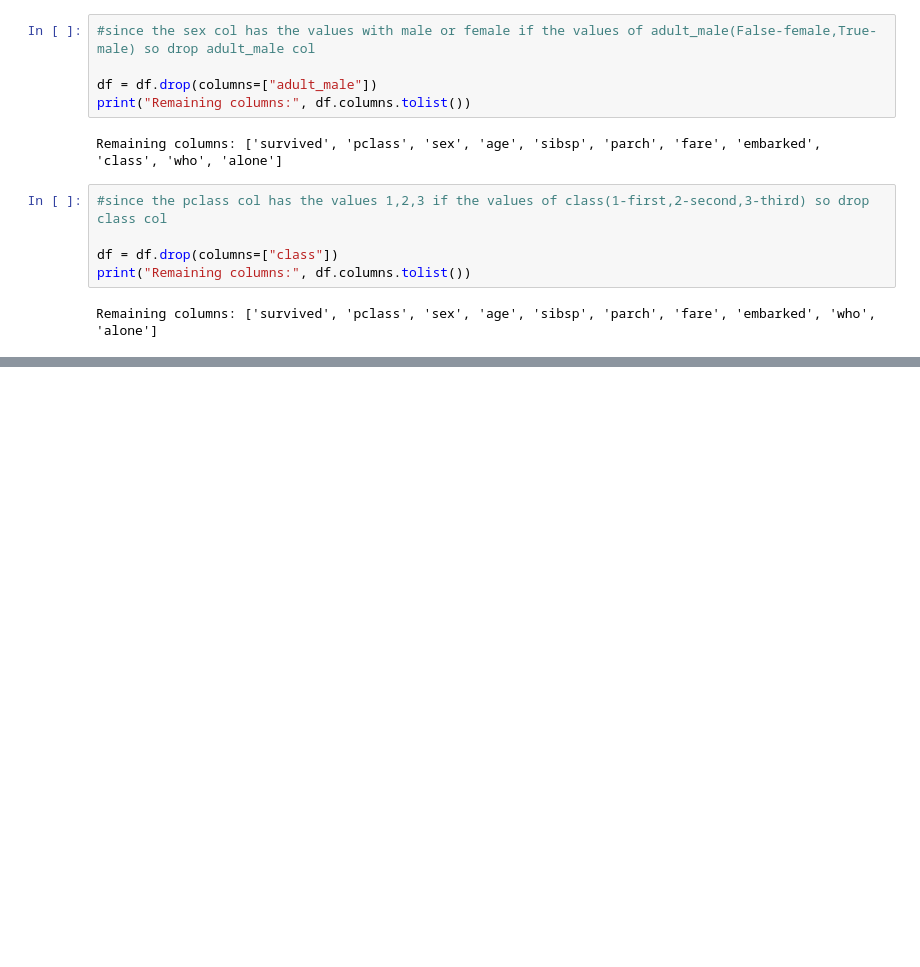
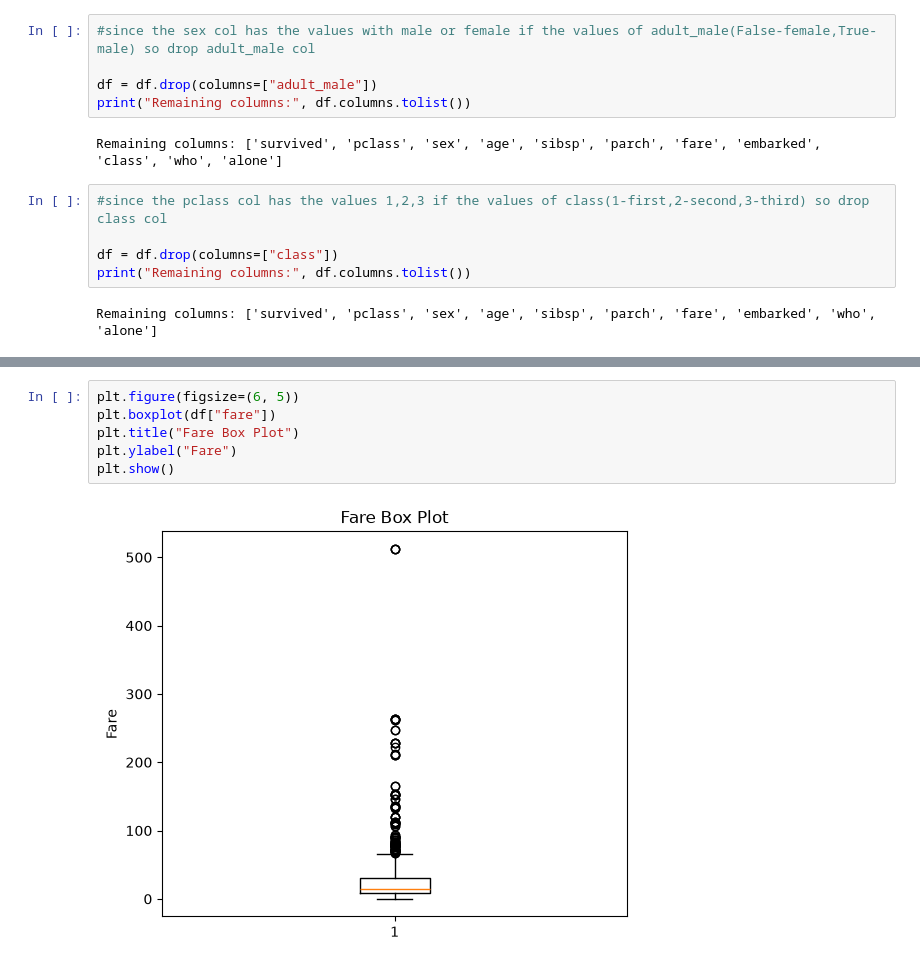
Before and after one commit to PremChandJanga/Capstone-Project, a Jupyter notebook: analytics/notebooks/01_eda.ipynb, the cells around one changed output, grey strips where cells are left out. Saved outputs shown, nothing was run; the diff lists cells and outputs as text; blank space fills up the shorter version.

```diff
--- a/analytics/notebooks/01_eda.ipynb
+++ b/analytics/notebooks/01_eda.ipynb
@@ -166,0 +195,8 @@ Remaining columns: ['survived', 'pclass', 'sex', 'age', 'sibsp', 'parch', 'fare'
+# %%
+plt.figure(figsize=(6, 5))
+plt.boxplot(df["fare"])
+plt.title("Fare Box Plot")
+plt.ylabel("Fare")
+plt.show()
+# %% [output]
+[figure, added]
```
Also changed, not shown: parts of 3 cells of this notebook, 1 other file.
